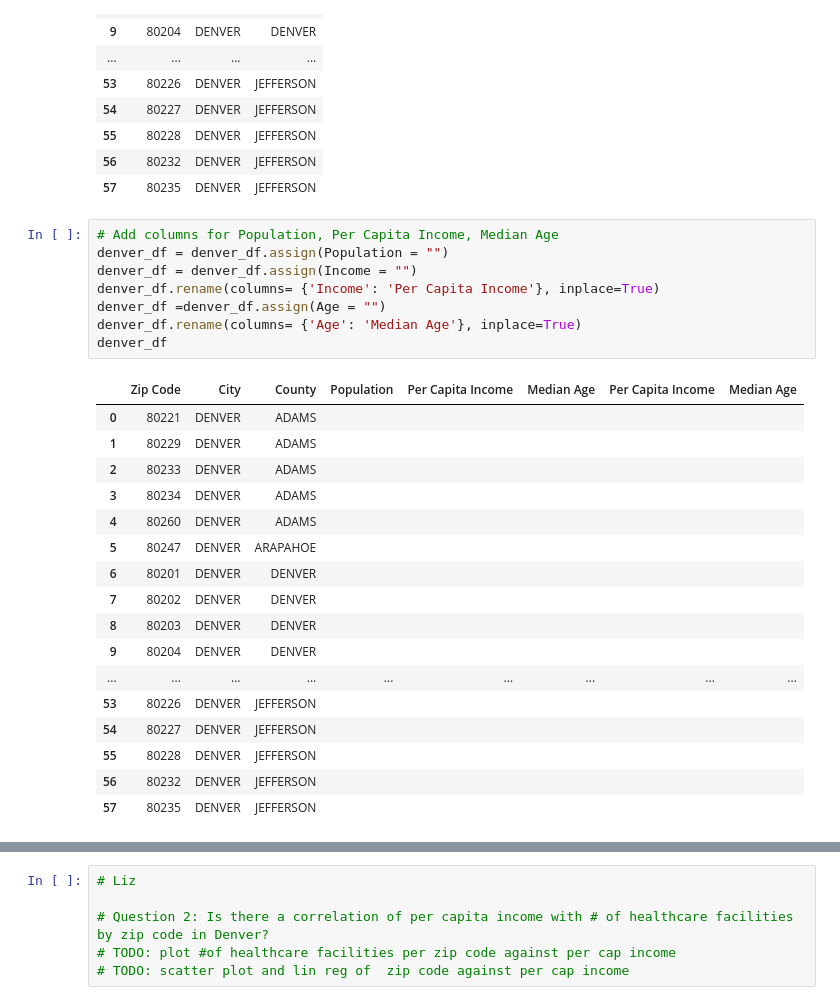
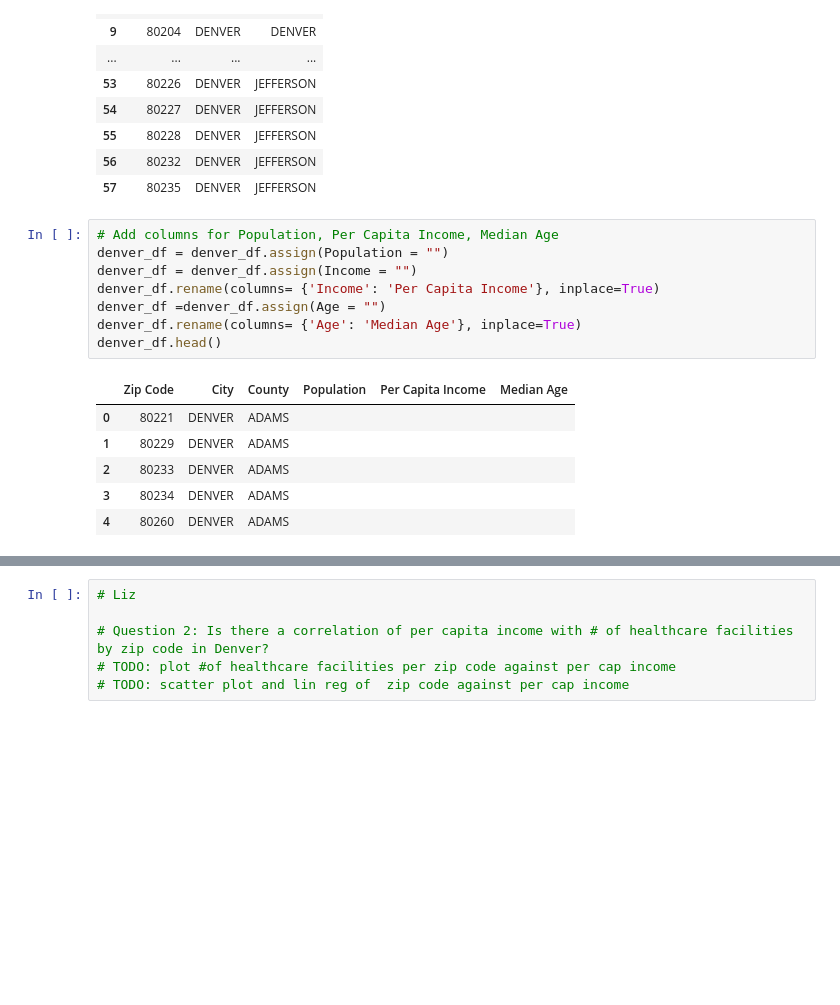
Before and after one commit to lizmartin/project_1_data_viz, a Jupyter notebook: main_project1.ipynb, the cells around one changed output, grey strips where cells are left out. Cells and saved outputs as stored; diff of their text form; blank space fills up the shorter version.

```diff
--- a/main_project1.ipynb
+++ b/main_project1.ipynb
@@ -37,29 +37,18 @@ denver_df
 # %%
 # Add columns for Population, Per Capita Income, Median Age
 denver_df = denver_df.assign(Population = "")
 denver_df = denver_df.assign(Income = "")
 denver_df.rename(columns= {'Income': 'Per Capita Income'}, inplace=True)
 denver_df =denver_df.assign(Age = "")
 denver_df.rename(columns= {'Age': 'Median Age'}, inplace=True)
-denver_df
+denver_df.head()
 # %% [output]
-|  | Zip Code | City | County | Population | Per Capita Income | Median Age | Per Capita Income | Median Age |
-| 0 | 80221 | DENVER | ADAMS |  |  |  |  |  |
-| 1 | 80229 | DENVER | ADAMS |  |  |  |  |  |
-| 2 | 80233 | DENVER | ADAMS |  |  |  |  |  |
-| 3 | 80234 | DENVER | ADAMS |  |  |  |  |  |
-| 4 | 80260 | DENVER | ADAMS |  |  |  |  |  |
-| 5 | 80247 | DENVER | ARAPAHOE |  |  |  |  |  |
-| 6 | 80201 | DENVER | DENVER |  |  |  |  |  |
-| 7 | 80202 | DENVER | DENVER |  |  |  |  |  |
-| 8 | 80203 | DENVER | DENVER |  |  |  |  |  |
-| 9 | 80204 | DENVER | DENVER |  |  |  |  |  |
-| ... | ... | ... | ... | ... | ... | ... | ... | ... |
-| 53 | 80226 | DENVER | JEFFERSON |  |  |  |  |  |
-| 54 | 80227 | DENVER | JEFFERSON |  |  |  |  |  |
-| 55 | 80228 | DENVER | JEFFERSON |  |  |  |  |  |
-| 56 | 80232 | DENVER | JEFFERSON |  |  |  |  |  |
-| 57 | 80235 | DENVER | JEFFERSON |  |  |  |  |  |
+|  | Zip Code | City | County | Population | Per Capita Income | Median Age |
+| 0 | 80221 | DENVER | ADAMS |  |  |  |
+| 1 | 80229 | DENVER | ADAMS |  |  |  |
+| 2 | 80233 | DENVER | ADAMS |  |  |  |
+| 3 | 80234 | DENVER | ADAMS |  |  |  |
+| 4 | 80260 | DENVER | ADAMS |  |  |  |
 # %%
 #Select parameters for request to geoapify, which will find all healthcare facilities in each zip code. (Kelsy)
 
```
Also changed, not shown: parts of 10 cells of this notebook.
